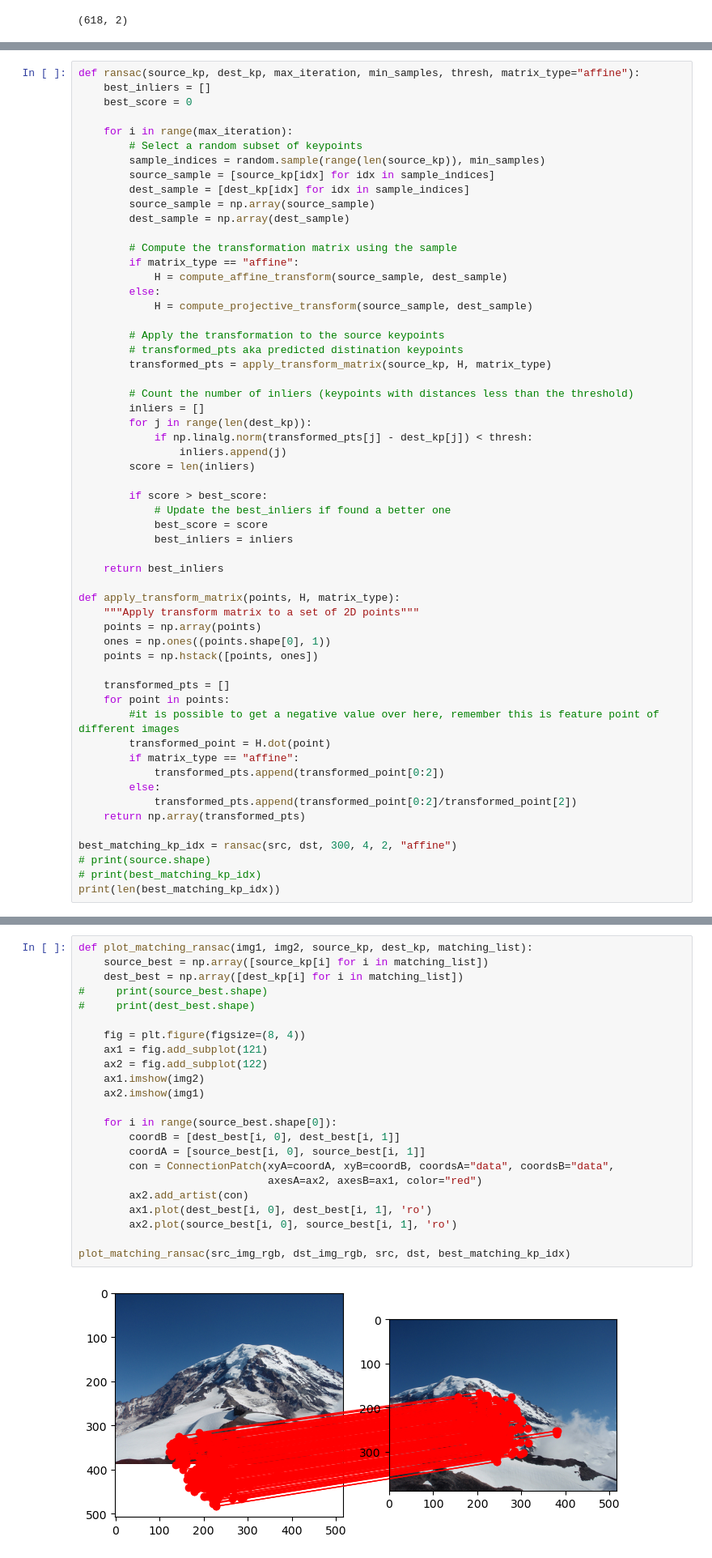
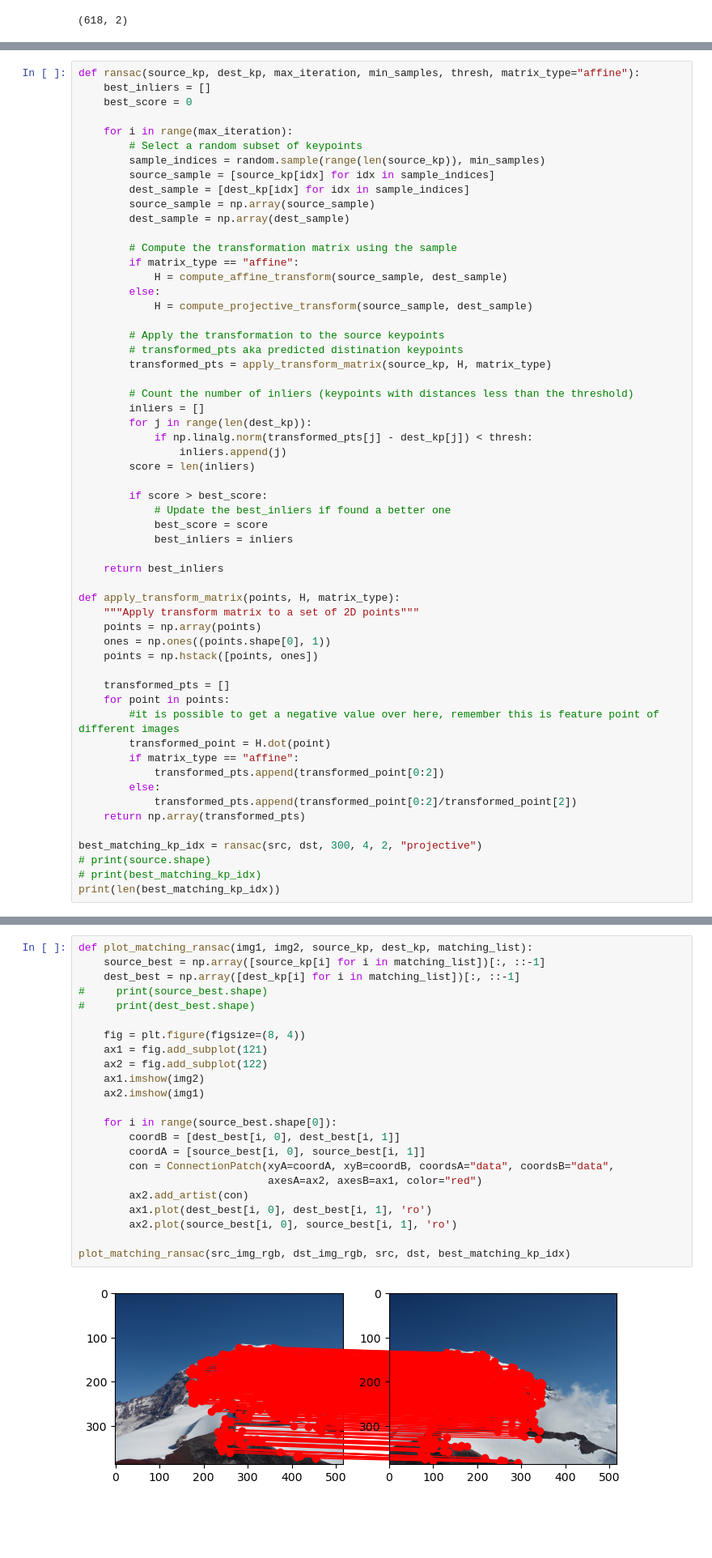
Before and after one commit to kietpha19/school, a Jupyter notebook: spring_2023/computer vision/hw2/Ransac.ipynb, the cells around one changed output, grey strips where cells are left out. Shown at 81% size. Drawn from its saved outputs; the diff is of its cells as text; blank space fills up the shorter version.

Commit message:
Ransac fixed

```diff
--- a/spring_2023/computer vision/hw2/Ransac.ipynb
+++ b/spring_2023/computer vision/hw2/Ransac.ipynb
@@ -198,7 +198,7 @@ def apply_transform_matrix(points, H, matrix_type):
             transformed_pts.append(transformed_point[0:2]/transformed_point[2])
     return np.array(transformed_pts)
 
-best_matching_kp_idx = ransac(src, dst, 300, 4, 2, "affine")
+best_matching_kp_idx = ransac(src, dst, 300, 4, 2, "projective")
 # print(source.shape)
 # print(best_matching_kp_idx)
 print(len(best_matching_kp_idx))
@@ -207,25 +207,25 @@ print(len(best_matching_kp_idx))
 # %%
 def plot_matching_ransac(img1, img2, source_kp, dest_kp, matching_list):
-    source_best = np.array([source_kp[i] for i in matching_list])
-    dest_best = np.array([dest_kp[i] for i in matching_list])
+    source_best = np.array([source_kp[i] for i in matching_list])[:, ::-1]
+    dest_best = np.array([dest_kp[i] for i in matching_list])[:, ::-1]
 #     print(source_best.shape)
 #     print(dest_best.shape)
 
     fig = plt.figure(figsize=(8, 4))
     ax1 = fig.add_subplot(121)
     ax2 = fig.add_subplot(122)
     ax1.imshow(img2)
     ax2.imshow(img1)
 
     for i in range(source_best.shape[0]):
         coordB = [dest_best[i, 0], dest_best[i, 1]]
         coordA = [source_best[i, 0], source_best[i, 1]]
         con = ConnectionPatch(xyA=coordA, xyB=coordB, coordsA="data", coordsB="data",
                               axesA=ax2, axesB=ax1, color="red")
         ax2.add_artist(con)
         ax1.plot(dest_best[i, 0], dest_best[i, 1], 'ro')
         ax2.plot(source_best[i, 0], source_best[i, 1], 'ro')
 
 plot_matching_ransac(src_img_rgb, dst_img_rgb, src, dst, best_matching_kp_idx)
 # %% [output]
-[figure, old version]
+[figure, new version]
```
Also changed, not shown: parts of 1 cell of this notebook.
